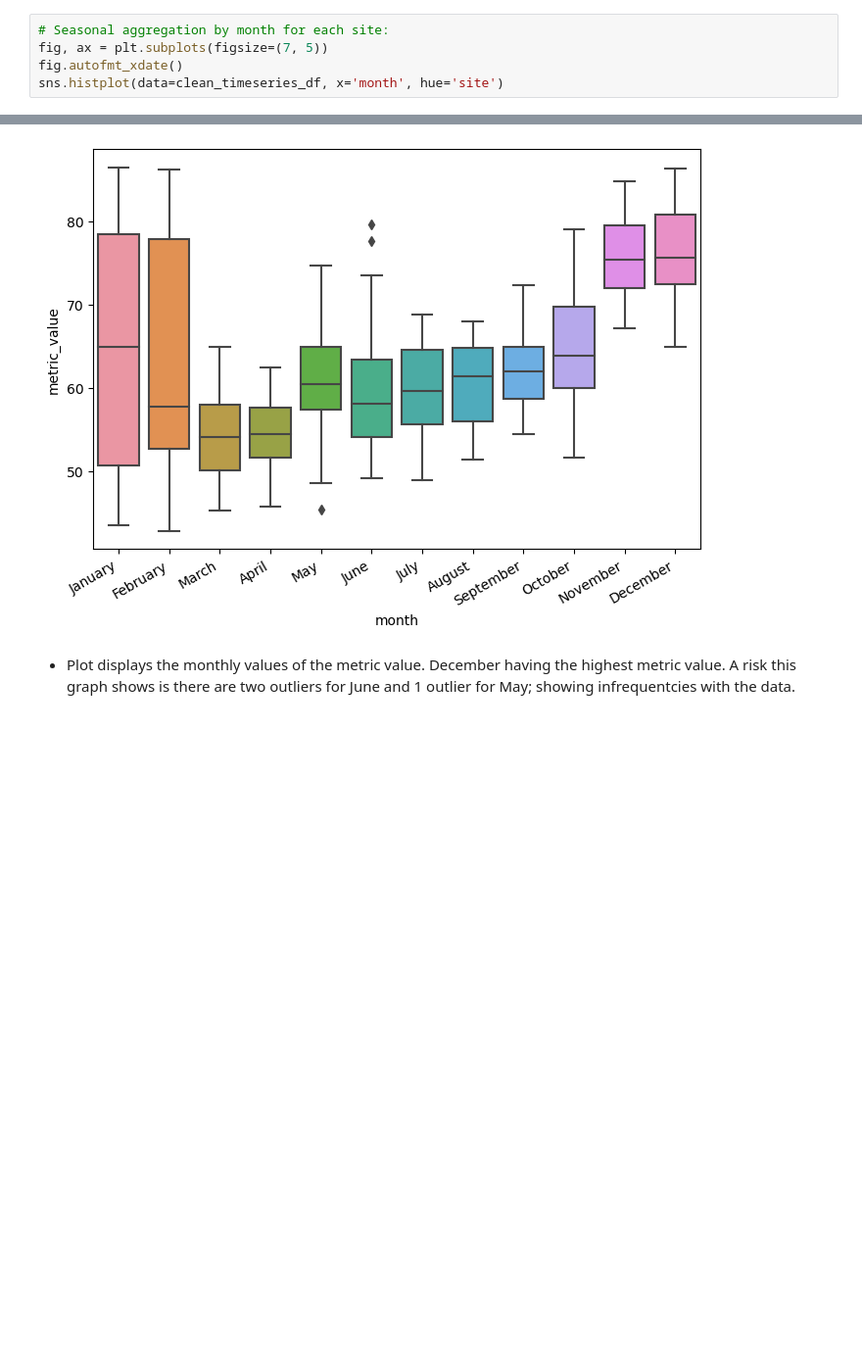
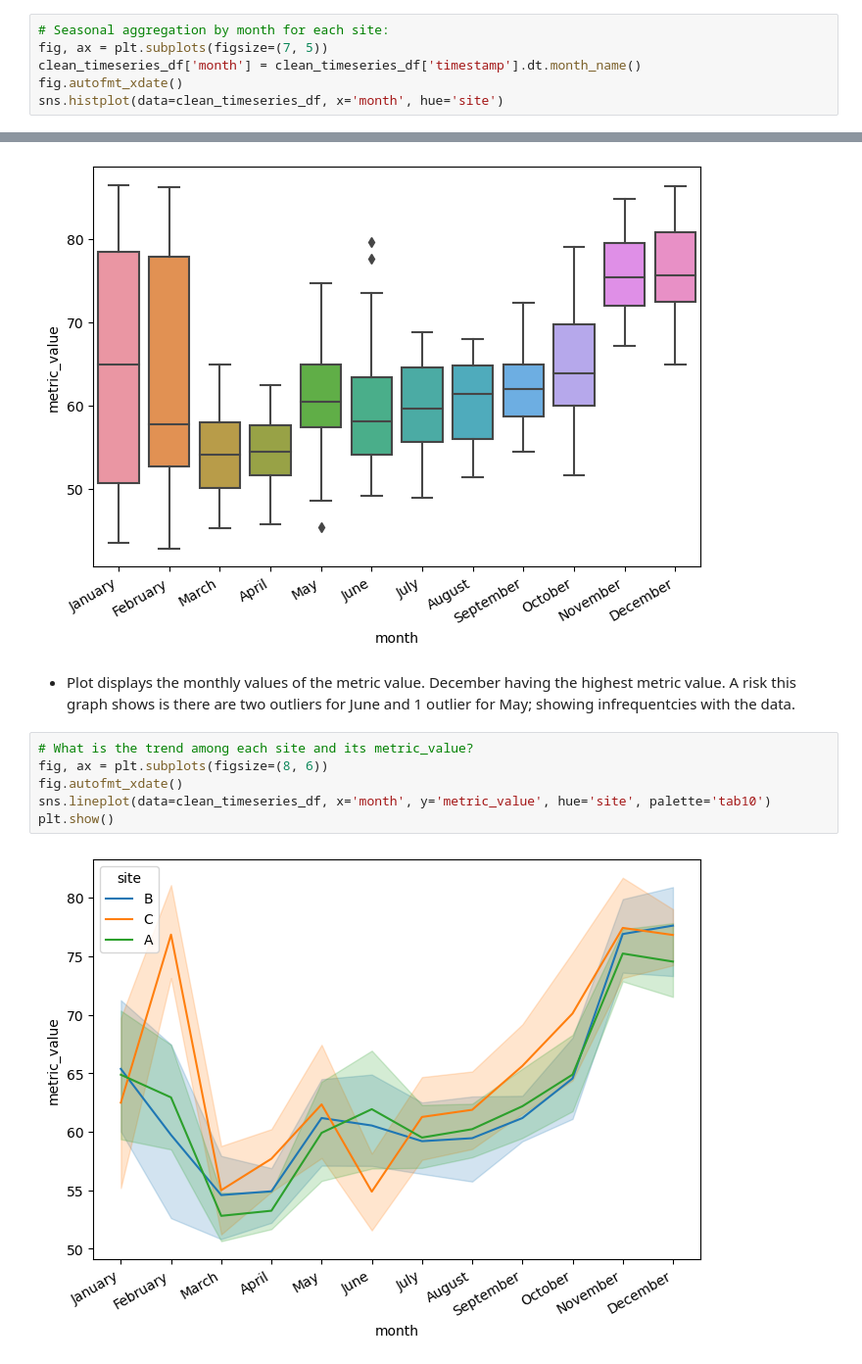
Before and after one commit to uofl-sbabb/DataVisualizationCSE-551, a Jupyter notebook: Project2/Assignment2-Part2.ipynb, the cells around one changed output, grey strips where cells are left out. Shown at 98% size. Saved outputs shown, nothing was run; the diff lists cells and outputs as text; blank space fills up the shorter version.

Commit message:
meeting ready visualization and interpretation.
Signed-off-by: uofl-sbabb <sbabb131@gmail.com>

```diff
--- a/Project2/Assignment2-Part2.ipynb
+++ b/Project2/Assignment2-Part2.ipynb
@@ -331,6 +331,7 @@ memory usage: 26.9+ KB
 # %%
 # Seasonal aggregation by month for each site:
 fig, ax = plt.subplots(figsize=(7, 5))
+clean_timeseries_df['month'] = clean_timeseries_df['timestamp'].dt.month_name()
 fig.autofmt_xdate()
 sns.histplot(data=clean_timeseries_df, x='month', hue='site')
 # %% [output]
@@ -348,3 +354,11 @@ plt.show()
 [figure]
 # %% [markdown]
 - Plot displays the monthly values of the metric value. December having the highest metric value. A risk this graph shows is there are two outliers for June and 1 outlier for May; showing infrequentcies with the data.
+# %%
+# What is the trend among each site and its metric_value?
+fig, ax = plt.subplots(figsize=(8, 6))
+fig.autofmt_xdate()
+sns.lineplot(data=clean_timeseries_df, x='month', y='metric_value', hue='site', palette='tab10')
+plt.show()
+# %% [output]
+[figure, added]
```
Also changed, not shown: parts of 2 cells of this notebook, 1 other file.
